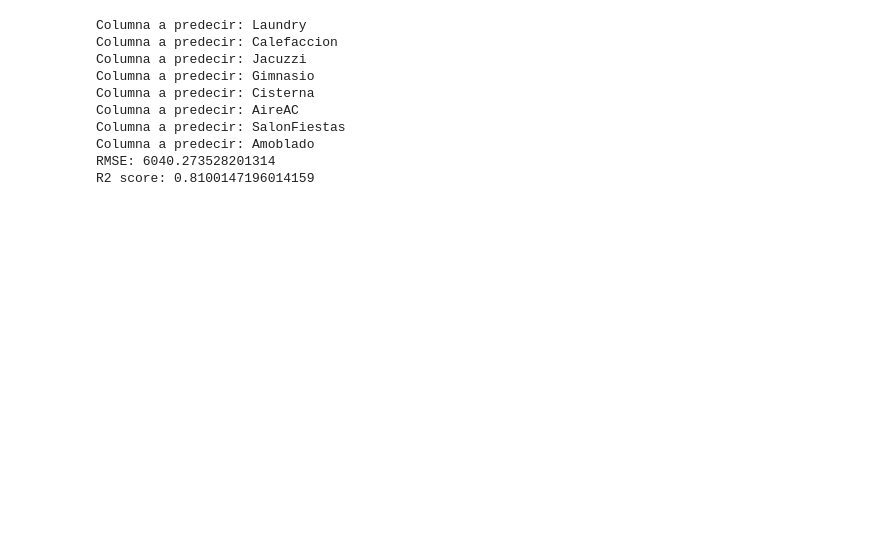
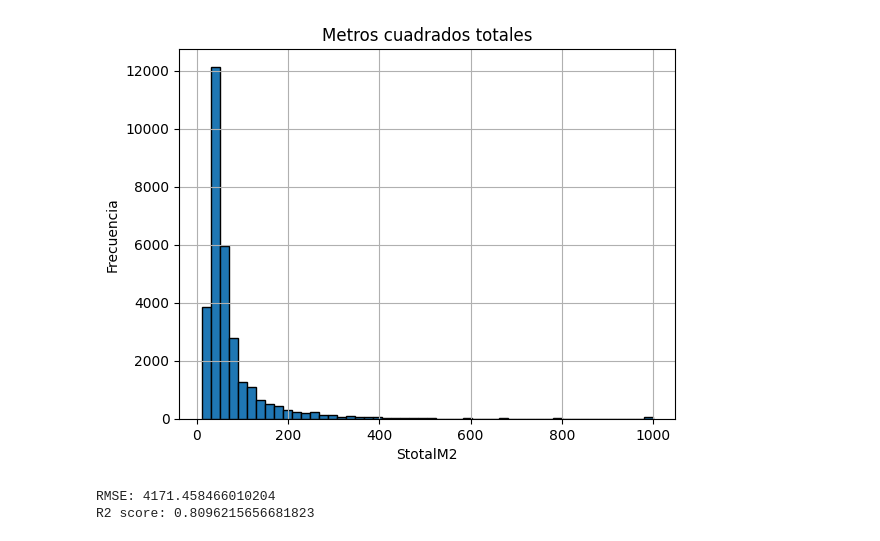
Before and after one commit to Ciror3/proyecto_final_Guerrero_Russi, a Jupyter notebook: notebooks/modelos.ipynb, the cells around one changed output. Cells and saved outputs as stored; diff of their text form; code cells hidden in the pictures; blank space fills up the shorter version.

Commit message:
XGBoost a clase y corremos test

```diff
--- a/notebooks/modelos.ipynb
+++ b/notebooks/modelos.ipynb
@@ -72,21 +72,31 @@ plt.show()
 # %%
 #Ahora probamos con test
-df_test = pd.read_csv('../Dataset/raw/test_lim.csv')
+df_test = pd.read_csv('../Dataset/raw/alquiler_AMBA_test.csv')
 df_test = preprocesar(df_test, 'test')
-X_test = df_test.drop(columns=['precio_pesos_constantes'])
-y_test = df_test['precio_pesos_constantes']
+# X_test = df_test.drop(columns=['precio_pesos_constantes'])
+# y_test = df_test['precio_pesos_constantes']
 
-y_pred = XGboost.predict(X_test)
+y_pred = XGboost.predict(df_test)
 
-rmse, r2 = XGboost.evaluate(y_test, y_pred)
+#rmse, r2 = XGboost.evaluate(y_test, y_pred)
-# %% [output]
-Columna a predecir: Laundry
-Columna a predecir: Calefaccion
-Columna a predecir: Jacuzzi
-Columna a predecir: Gimnasio
-Columna a predecir: Cisterna
-Columna a predecir: AireAC
-Columna a predecir: SalonFiestas
-Columna a predecir: Amoblado
-RMSE: 6040.273528201314
-R2 score: 0.8100147196014159
+# %%
+df_test['STotalM2'].hist(bins=50, edgecolor='black')
+plt.xlabel('StotalM2')
+plt.ylabel('Frecuencia')
+plt.title('Metros cuadrados totales')
+plt.show()
+# %% [output]
+[figure, added]
+# %%
+#Ahora probamos con test
+df_test_nuestro = pd.read_csv('../Dataset/raw/test_lim.csv')
+df_test_nuestro = preprocesar(df_test_nuestro, 'test')
+X_test = df_test_nuestro.drop(columns=['precio_pesos_constantes'])
+y_test = df_test_nuestro['precio_pesos_constantes']
+
+y_pred = XGboost.predict(X_test)
+
+rmse, r2 = XGboost.evaluate(y_test, y_pred)
+# %% [output]
+RMSE: 4171.458466010204
+R2 score: 0.8096215656681823
```
Also changed, not shown: parts of 5 cells of this notebook, 12 other files.
